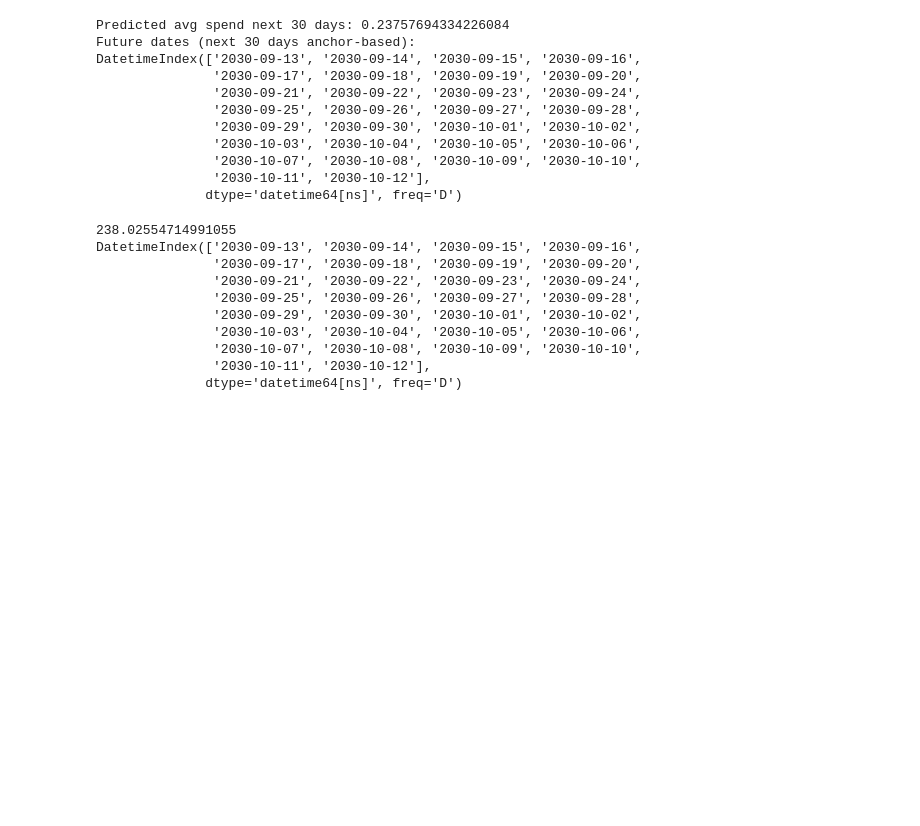
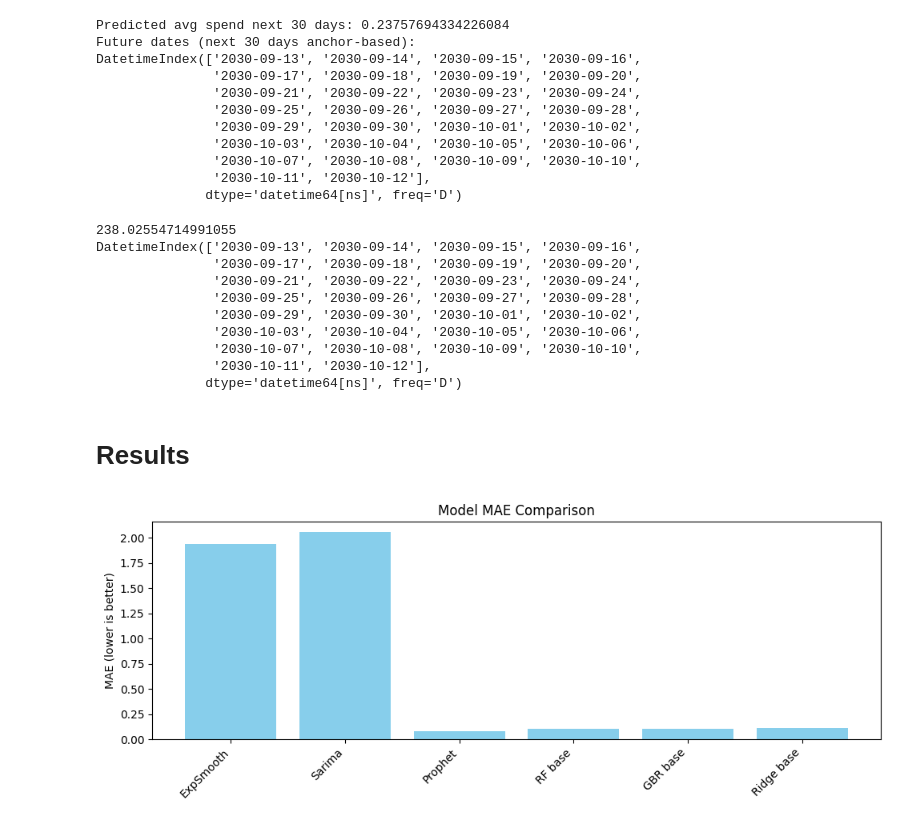
Before and after one commit to vrmaverick/Expense-Categorization, a Jupyter notebook: Forecasting/ts.ipynb, the cells around one changed output. Saved outputs shown, nothing was run; the diff lists cells and outputs as text; code cells hidden in the pictures; blank space fills up the shorter version.

Commit message:
model

```diff
--- a/Forecasting/ts.ipynb
+++ b/Forecasting/ts.ipynb
@@ -1333,3 +1333,5 @@ DatetimeIndex(['2030-09-13', '2030-09-14', '2030-09-15', '2030-09-16',
                '2030-10-07', '2030-10-08', '2030-10-09', '2030-10-10',
                '2030-10-11', '2030-10-12'],
               dtype='datetime64[ns]', freq='D')
+# %% [markdown]
+# Results
@@ -1335,0 +1353,28 @@ DatetimeIndex(['2030-09-13', '2030-09-14', '2030-09-15', '2030-09-16',
+# %%
+import matplotlib.pyplot as plt
+
+# combine all into one dict
+all_mae = {
+    "ExpSmooth": 1.9365,
+    "Sarima": 2.0568,
+    "Prophet": 0.0842,
+    "RF base": 0.1084,
+    "GBR base": 0.1081,
+    "Ridge base": 0.1109,
+    # "RF tuned": 0.0391,
+    # "GBR tuned": 0.0396,
+    # "Ridge tuned": 0.0333,
+}
+
+models = list(all_mae.keys())
+values = list(all_mae.values())
+
+plt.figure(figsize=(10, 4))
+plt.bar(models, values, color="skyblue")
+plt.ylabel("MAE (lower is better)")
+plt.xticks(rotation=45, ha="right")
+plt.title("Model MAE Comparison")
+plt.tight_layout()
+plt.show()
+# %% [output]
+[figure, added]
```
Also changed, not shown: parts of 2 cells of this notebook, 3 other files.
